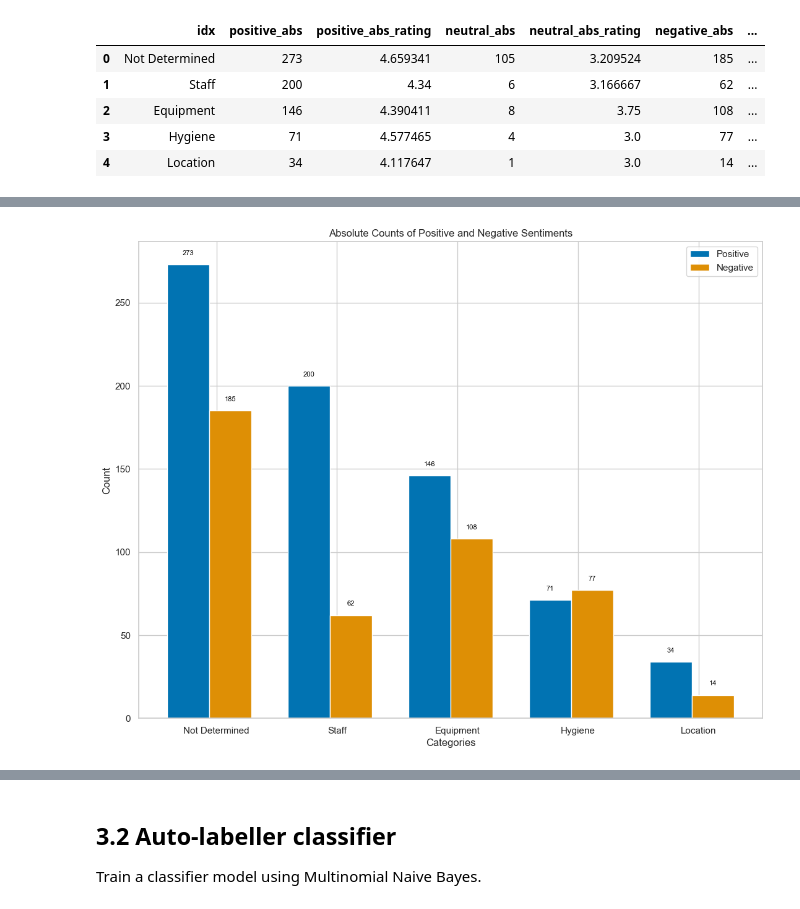
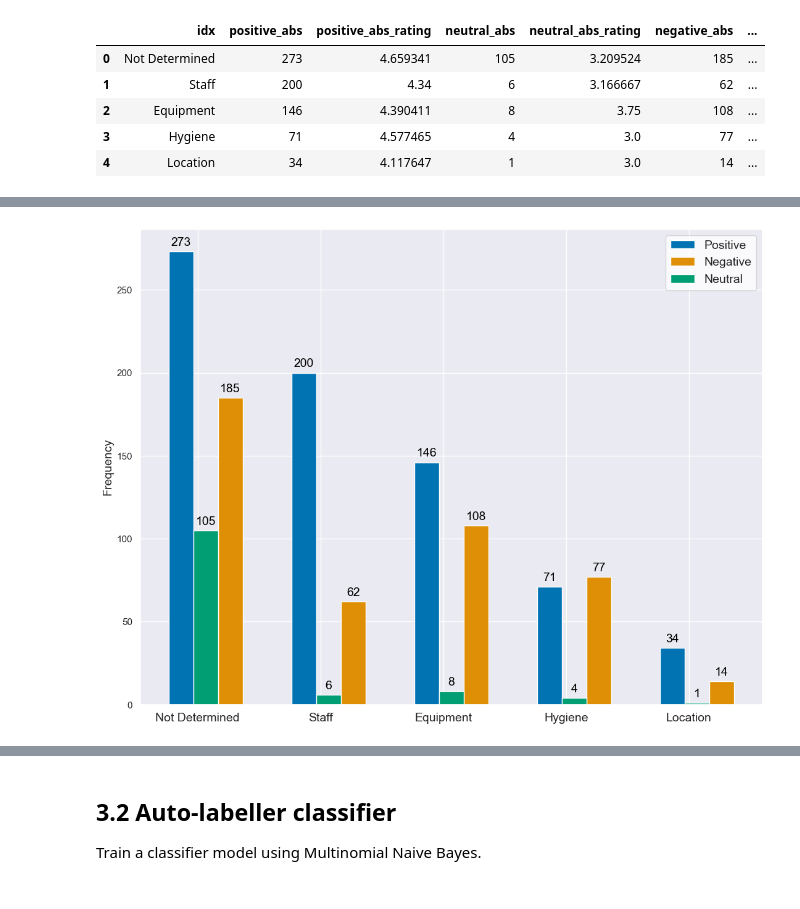
Before and after one commit to ginofazzi/data-wild-west, a Jupyter notebook: code/Project_Notebook.ipynb, the cells around one changed output, grey strips where cells are left out. Drawn from its saved outputs; the diff is of its cells as text; code cells hidden in the pictures.

```diff
--- a/code/Project_Notebook.ipynb
+++ b/code/Project_Notebook.ipynb
@@ -775,40 +726,42 @@ vertical_diverging_bar(df_vis["idx"], df_vis["positive_norm"],df_vis["negative_n
 # %%
-# Alternative version
-fig, ax = plt.subplots(figsize=figsize)
-
-# Bar width
-bar_width = 0.35
-
-# Define specific colors
 positive_color = sns.color_palette('colorblind')[0]
 negative_color = sns.color_palette('colorblind')[1]
+neutral_color = sns.color_palette('colorblind')[2]
 
-# Positions of bars on X-axis
+# Set up the bar plot
+bar_width = 0.2
 bar_positions_positive = range(len(df_vis))
-bar_positions_negative = [pos + bar_width for pos in bar_positions_positive]
+bar_positions_neutral = [pos + bar_width for pos in bar_positions_positive]
+bar_positions_negative = [pos + 2 * bar_width for pos in bar_positions_positive]
 
-# Plotting bars
-ax.bar(bar_positions_positive, df_vis["positive_abs"], width=bar_width, label='Positive', color=positive_color)
-ax.bar(bar_positions_negative, df_vis["negative_abs"], width=bar_width, label='Negative', color=negative_color)
+# Create the bar plot
+fig, ax = plt.subplots(figsize=figsize)
+ax.bar(bar_positions_positive, df_vis['positive_abs'], width=bar_width, label='Positive', color = positive_color)
+ax.bar(bar_positions_negative, df_vis['negative_abs'], width=bar_width, label='Negative', color = negative_color)
+ax.bar(bar_positions_neutral, df_vis['neutral_abs'], width=bar_width, label='Neutral', color = neutral_color)
 
+# Add text labels for the negative_abs values
 for i, val in enumerate(df_vis["positive_abs"]):
-    ax.text(i, val + 5, str(val), ha='center', va='bottom', fontsize=8, color='black')
+    ax.text(i, val + 2, str(val), ha='center', va='bottom', fontsize=14, color='black')
 
 for i, val in enumerate(df_vis["negative_abs"]):
-    ax.text(i + bar_width, val + 5, str(val), ha='center', va='bottom', fontsize=8, color='black')
+    ax.text( i + 2 * bar_width , val + 2, str(val), ha='center', va='bottom', fontsize=14, color='black')
+
+for i, val in enumerate(df_vis["neutral_abs"]):
+    ax.text( i + bar_width , val + 2, str(val), ha='center', va='bottom', fontsize=14, color='black')
 
 # Set labels and title
 sns.set_style("whitegrid")
-ax.set_xlabel('Categories')
-ax.set_ylabel('Count')
-ax.set_title('Absolute Counts of Positive and Negative Sentiments')
+ax.set_ylabel('Frequency', fontsize=14)
+#ax.set_title('Absolute Counts of Positive, Neutral, and Negative Sentiments')
 ax.set_xticks([pos + bar_width/1.5 for pos in bar_positions_positive])
-ax.set_xticklabels(df_vis["idx"])
+#ax.set_yticklabels(fontsize=14)
+ax.set_xticklabels(df_vis["idx"], fontsize=14)
 
 # Add legend
-ax.legend()
+ax.legend(fontsize=14)
 
 # Show the plot
 plt.show()
 # %% [output]
-[figure, old version]
+[figure, new version]
```
Also changed, not shown: parts of 12 cells of this notebook, 1 other file.
